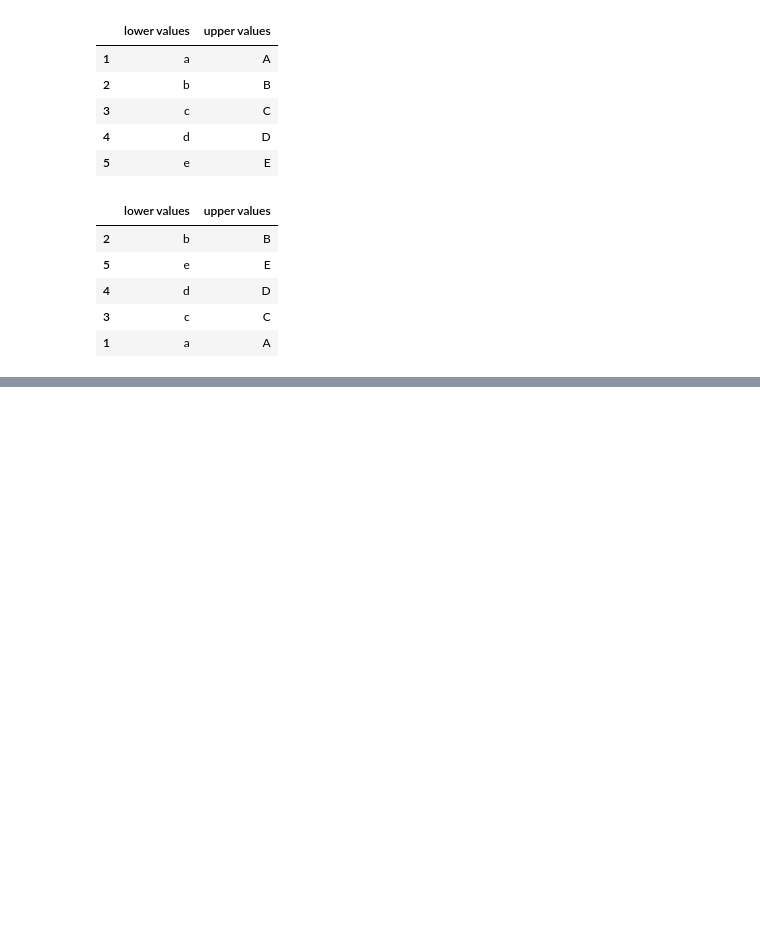
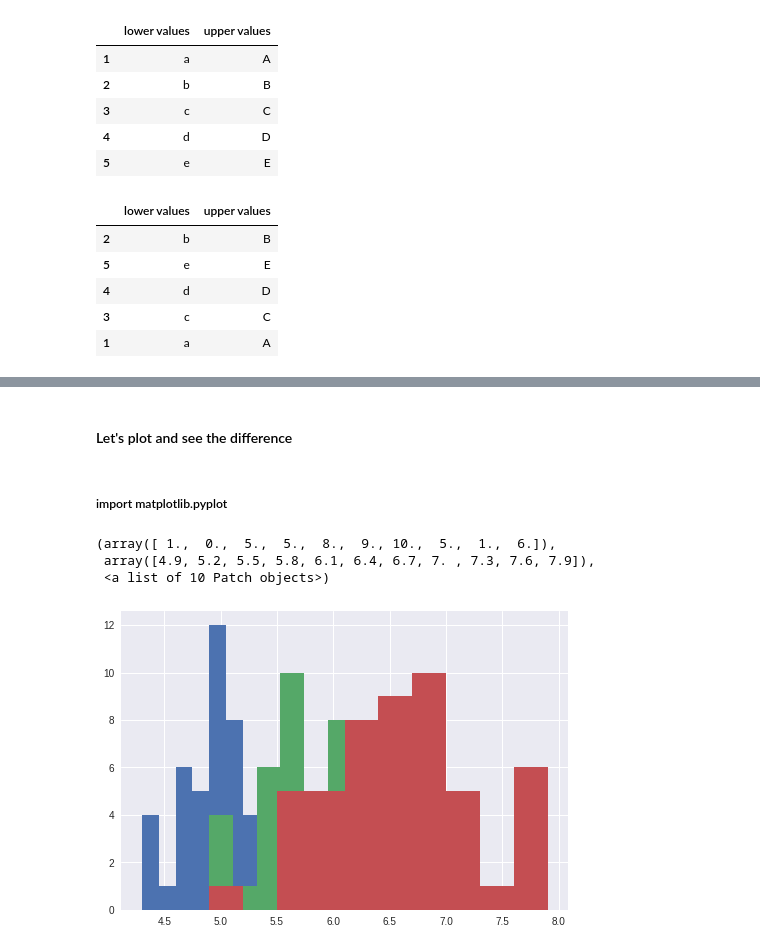
Before and after one commit to MLCCKolkata/Assignment-3, a Jupyter notebook: gopal-agarwal.ipynb, the cells around one changed output, grey strips where cells are left out. Saved outputs shown, nothing was run; the diff lists cells and outputs as text; code cells hidden in the pictures; blank space fills up the shorter version.

```diff
--- a/gopal-agarwal.ipynb
+++ b/gopal-agarwal.ipynb
@@ -219,0 +385,4 @@ df1.reindex(index = new_index)
+# %%
+species = iris_df['species'].unique()
+
+print(species)
@@ -219,0 +393,4 @@ df1.reindex(index = new_index)
+# %%
+setosa = iris_df[iris_df['species'] == species[0]]
+
+setosa.head()
@@ -219,0 +404,5 @@ df1.reindex(index = new_index)
+# %%
+# do the same for other 2 species
+versicolor = iris_df[iris_df['species'] == species[1]]
+
+versicolor.head()
@@ -219,0 +416,6 @@ df1.reindex(index = new_index)
+# %%
+
+
+virginica = iris_df[iris_df['species'] == species[2]]
+
+virginica.head()
@@ -219,0 +467,17 @@ df1.reindex(index = new_index)
+# %% [markdown]
+#### Let's plot and see the difference
+# %% [markdown]
+##### import matplotlib.pyplot
+# %%
+import matplotlib.pyplot as plt
+
+#hist creates a histogram there are many more plots(see the documentation) you can play with it.
+
+plt.hist(setosa['sepal_length'])
+plt.hist(versicolor['sepal_length'])
+plt.hist(virginica['sepal_length'])
+# %% [output]
+(array([ 1.,  0.,  5.,  5.,  8.,  9., 10.,  5.,  1.,  6.]),
+ array([4.9, 5.2, 5.5, 5.8, 6.1, 6.4, 6.7, 7. , 7.3, 7.6, 7.9]),
+ <a list of 10 Patch objects>)
+[figure, added]
```
Also changed, not shown: parts of 32 cells of this notebook.
